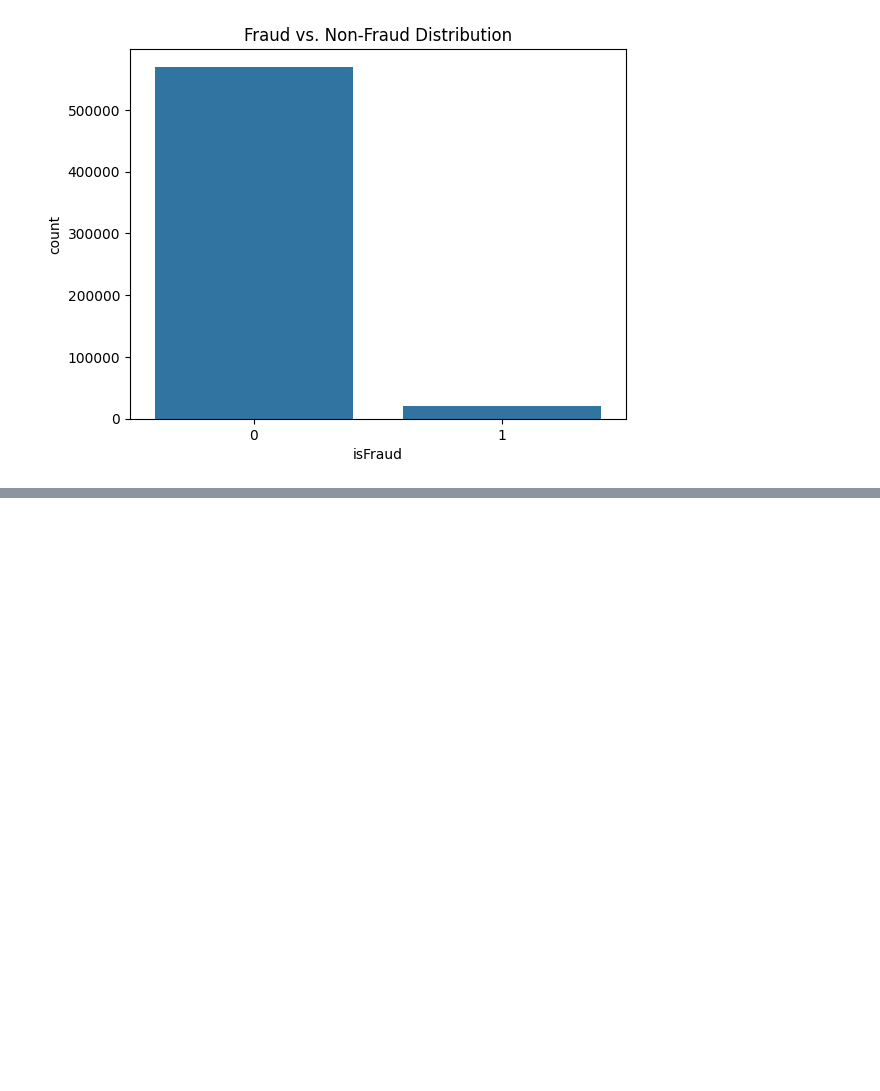
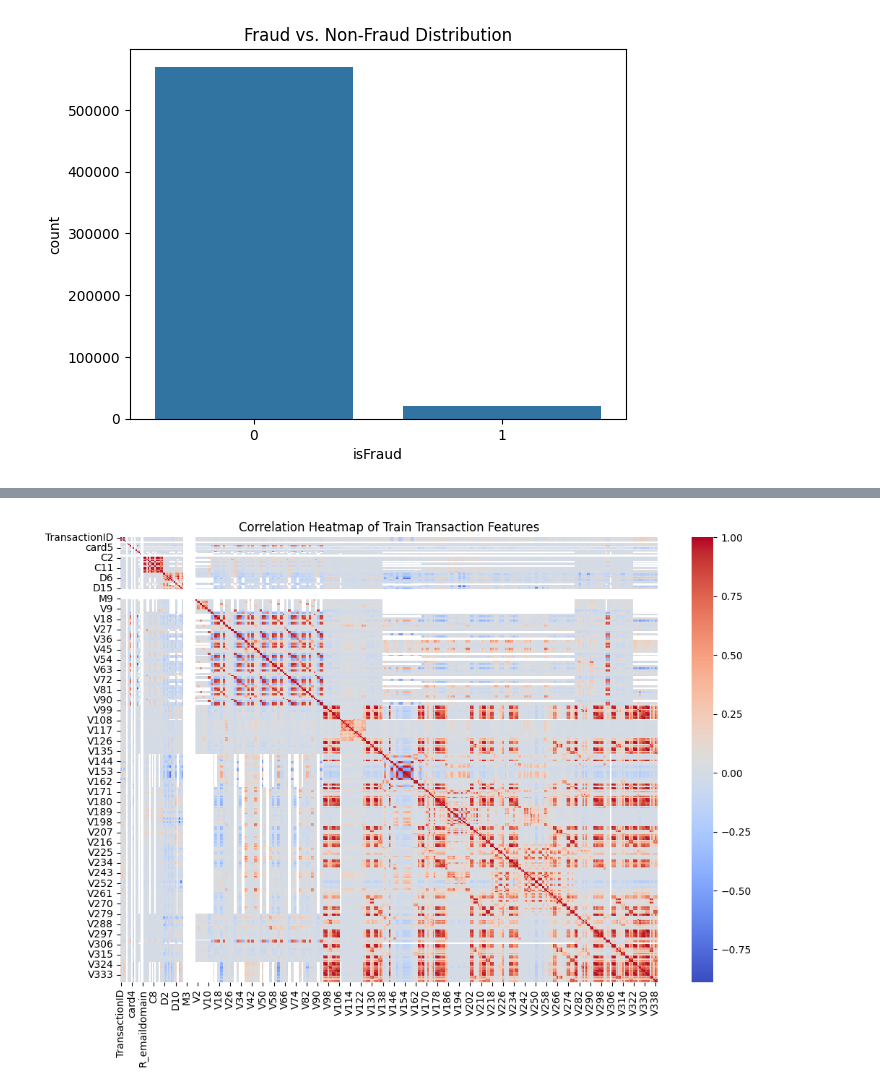
Before and after one commit to zhoumiaosen/Fraud_Detection, a Jupyter notebook: src/Data_EDA.ipynb, the cells around one changed output, grey strips where cells are left out. Saved outputs shown, nothing was run; the diff lists cells and outputs as text; code cells hidden in the pictures; blank space fills up the shorter version.

```diff
--- a/src/Data_EDA.ipynb
+++ b/src/Data_EDA.ipynb
@@ -239,0 +262,14 @@ plt.show()
+# %%
+# Convert columns with 'object' dtype to numeric if possible
+for col in df_train_transaction.select_dtypes(include=['object']).columns:
+    try:
+        # Attempt to convert the column to numeric
+        df_train_transaction[col] = pd.to_numeric(df_train_transaction[col], errors='raise')
+    except ValueError:
+        # If conversion fails, handle the non-numeric values (e.g., replace with NaN or mode)
+        # For this example, we'll replace non-numeric values with NaN
+        df_train_transaction[col] = pd.to_numeric(df_train_transaction[col], errors='coerce')
+        print(f"Column '{col}' contains non-numeric values. Replacing with NaN.")
+
+#compute the correlation matrix
+corr_matrix = df_train_transaction.corr()
@@ -239,0 +291,8 @@ plt.show()
+# %%
+# Plot heatmap
+plt.figure(figsize=(12, 8))
+sns.heatmap(corr_matrix, cmap="coolwarm", annot=False)
+plt.title("Correlation Heatmap of Train Transaction Features")
+plt.show()
+# %% [output]
+[figure, added]
```
Also changed, not shown: parts of 11 cells of this notebook.
